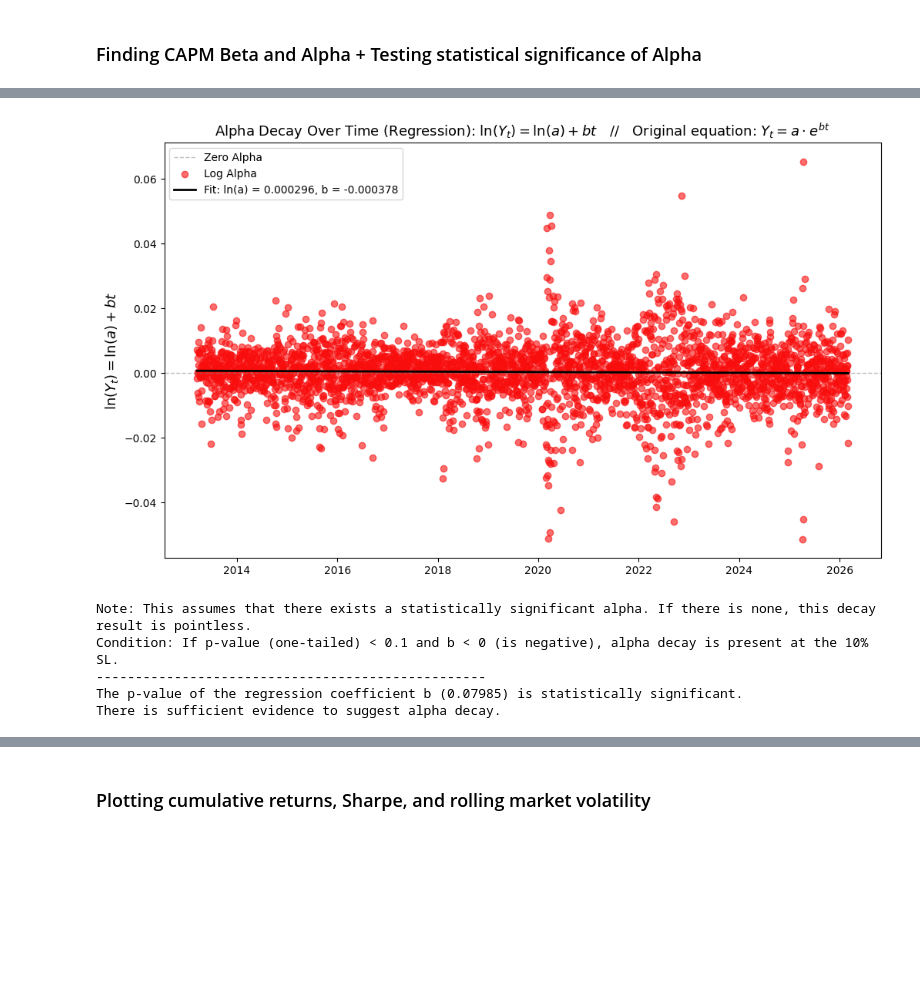
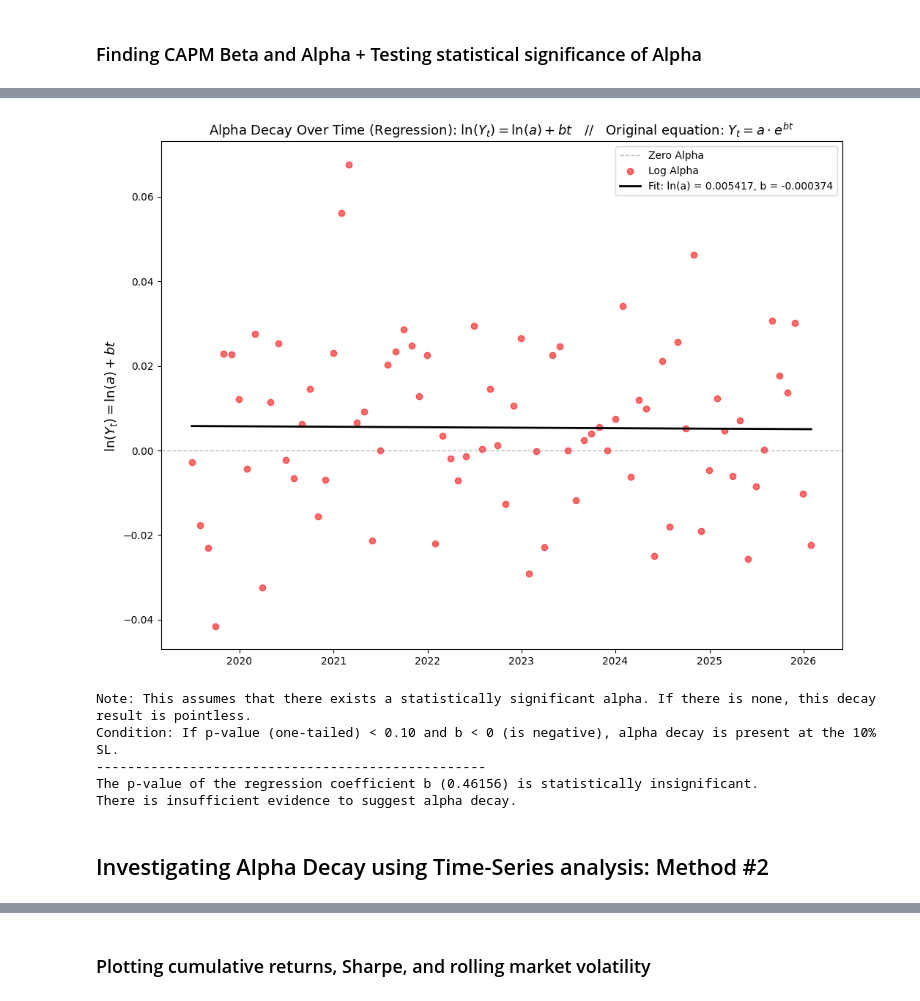
Before and after one commit to MatthewSmithseree/capm-regression_alpha-calculator, a Jupyter notebook: capm-regression-analysis.ipynb, the cells around one changed output, grey strips where cells are left out. Drawn from its saved outputs; the diff is of its cells as text; code cells hidden in the pictures; blank space fills up the shorter version.

Commit message:
Added method #2.
Not sure if this works

```diff
--- a/capm-regression-analysis.ipynb
+++ b/capm-regression-analysis.ipynb
@@ -43,15 +43,17 @@ import pandas_datareader as pdr
 # %%
-monthly = False # set "monthly = false" if we're using daily returns.
+monthly = True # set "monthly = false" if we're using daily returns.
 # This will change the ENTIRE output of the program so use carefully.
 
 start_date = ""  #Date format: yyyy-mm-dd
 end_date = ""  #leave these blank ("") if no specific start / end date
 
-ticker = "^990100-USD-STRD" #Benchmark Ticker (Yahoo Finance)
+ticker = "^RUT" #Benchmark Ticker (Yahoo Finance)
 
-rate_ticker = 'DTB4WK' #Yield Ticker (FRED) -- Risk Free Rate Proxy
+rate_ticker = 'TB1YR' #Yield Ticker (FRED) -- Risk Free Rate Proxy
+# Important: DTB1YR = daily || TB1YR = monthly
 
-fund_data_path = "M:/_Intern Folder/Matthew/Fundsmith_Daily_Returns.xlsx" #Must have only 2 columns called Date and Return (in decimals)
+fund_data_path = "M:/_Intern Folder/Matthew/Parkman Data Analysis Project/PHP_Fund_Returns_Monthly.xlsx" # Must be in .xlsx format
+# Must have only 2 columns called Date and Return (in decimals)
 # %% [markdown]
 ### Data Pulling & Cleaning ###
 # %%
@@ -342,41 +332,43 @@ a = np.exp(ln_a)
 b = results.params['x1']
 p_decay_onetailed = results.pvalues['x1'] / 2
 
-fig, ax = plt.subplots(figsize=(12,7))
+fig, ax = plt.subplots(figsize=(12,9))
 ax.axhline(y=0, color='gray', linestyle='--', linewidth=1, alpha=0.5, label="Zero Alpha")
 plt.scatter(df_alpha.index, df_alpha['Log Alpha'], alpha=0.6, color="#f90e0eff", label="Log Alpha")
 plt.title("Alpha Decay Over Time (Regression): $\ln(Y_t) = \ln(a) + bt$   //   Original equation: $Y_t = a \cdot e^{bt}$", fontsize=13)
 plt.plot(
     df_alpha.index,
     ln_Yt,
     color="#000000",
     linewidth=2,
     label=f"Fit: ln(a) = {ln_a:.6f}, b = {b:.6f}"
 )
 ax.set_ylabel("$\ln(Y_t) = \ln(a) + bt$", fontsize=13)
 plt.legend()
 plt.show()
 
 print("Note: This assumes that there exists a statistically significant alpha. If there is none, this decay result is pointless.")
-print("Condition: If p-value (one-tailed) < 0.1 and b < 0 (is negative), alpha decay is present at the 10% SL.")
+print("Condition: If p-value (one-tailed) < 0.10 and b < 0 (is negative), alpha decay is present at the 10% SL.")
 print("-" * 50)
 
 if p_decay_onetailed < 0.1 and b < 0:
     print(f"The p-value of the regression coefficient b ({p_decay_onetailed:.5f}) is statistically significant.")
     print("There is sufficient evidence to suggest alpha decay.")
 elif p_decay_onetailed > 0.1 and b < 0:
     print(f"The p-value of the regression coefficient b ({p_decay_onetailed:.5f}) is statistically insignificant.")
     print("There is insufficient evidence to suggest alpha decay.")
 elif b > 0 and p_decay_onetailed < 0.1:
     print(f"The p-value of the regression coefficient coefficient b ({p_decay_onetailed:.5f}) is statistically significant.")
     print(f"Rare case: The fund's alpha actually increases over time and is significant enough.")
 elif b > 0 and p_decay_onetailed > 0.1:
     print(f"b is positive but insignificant (p = {p_decay_onetailed:.5f}).")
     print("There is insufficient evidence of either decay or growth in alpha.")
 # %% [output]
-[figure, old version]
+[figure, new version]
 Note: This assumes that there exists a statistically significant alpha. If there is none, this decay result is pointless.
-Condition: If p-value (one-tailed) < 0.1 and b < 0 (is negative), alpha decay is present at the 10% SL.
+Condition: If p-value (one-tailed) < 0.10 and b < 0 (is negative), alpha decay is present at the 10% SL.
 --------------------------------------------------
-The p-value of the regression coefficient b (0.07985) is statistically significant.
-There is sufficient evidence to suggest alpha decay.
+The p-value of the regression coefficient b (0.46156) is statistically insignificant.
+There is insufficient evidence to suggest alpha decay.
+# %% [markdown]
+## Investigating Alpha Decay using Time-Series analysis: Method #2 ##
```
Also changed, not shown: parts of 16 cells of this notebook, 4 other files.
